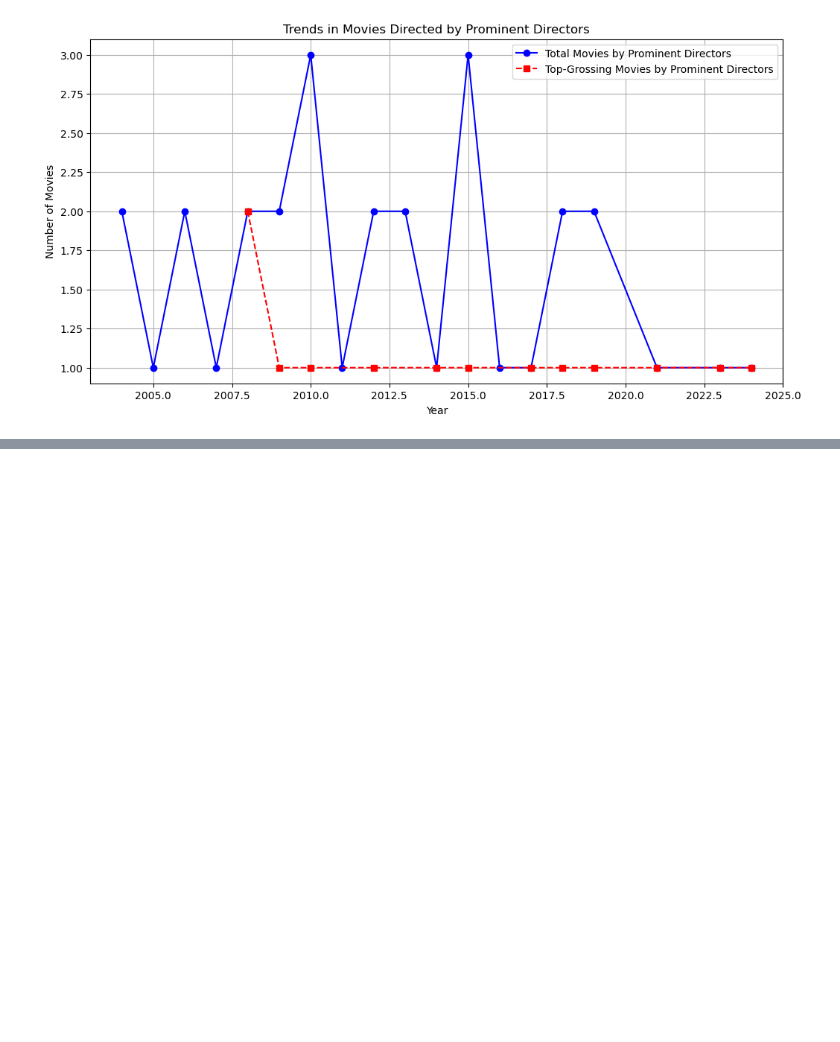
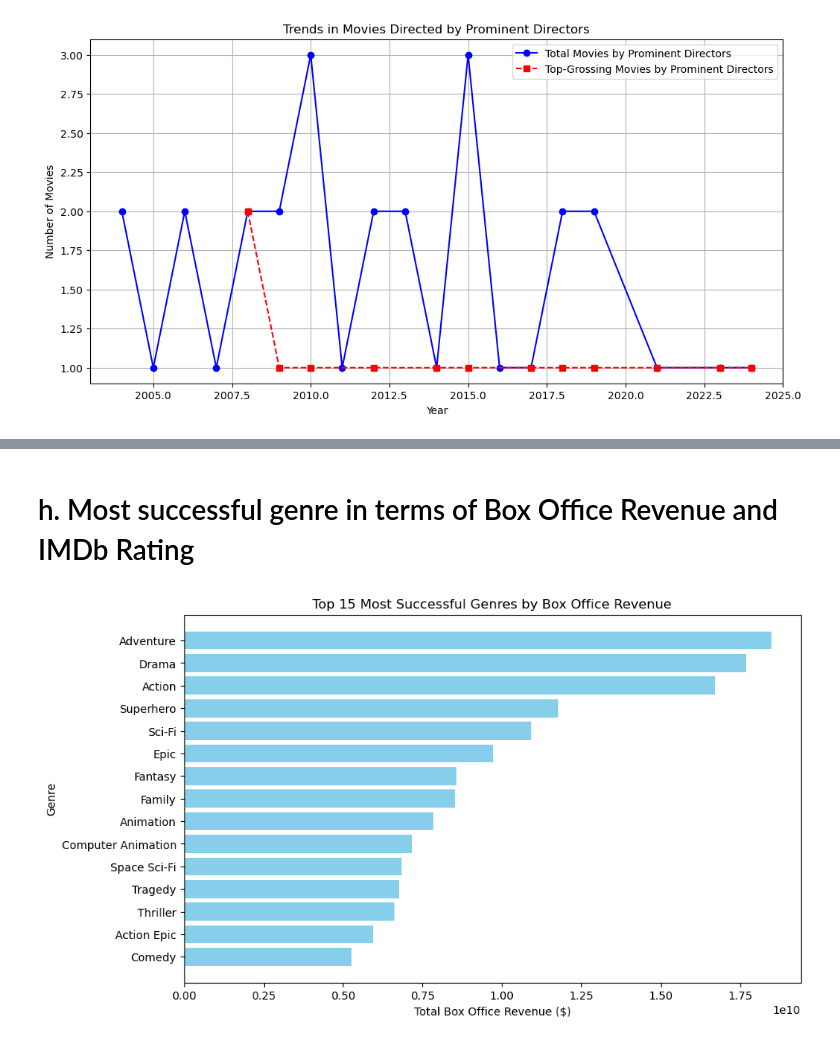
Before and after one commit to Aarabishan/Programming_DS_CW, a Jupyter notebook: Question_2/IMDb_Top10_Movie_Analysis.ipynb, the cells around one changed output, grey strips where cells are left out. Cells and saved outputs as stored; diff of their text form; code cells hidden in the pictures; blank space fills up the shorter version.

```diff
--- a/Question_2/IMDb_Top10_Movie_Analysis.ipynb
+++ b/Question_2/IMDb_Top10_Movie_Analysis.ipynb
@@ -455,0 +556,32 @@ plt.show()
+# %% [markdown]
+# h.	Most successful genre in terms of Box Office Revenue and IMDb Rating
+# %%
+import pandas as pd
+import matplotlib.pyplot as plt
+
+
+# Split the 'Genre' column by commas to get individual genres
+df_IMDb['Genre'] = df_IMDb['Genre'].str.split(', ')
+
+# Explode the 'Genre' column so that each genre gets its own row
+df_exploded = df_IMDb.explode('Genre')
+
+# Group by 'Genre' and calculate the total box office revenue for each genre
+genre_revenue = df_exploded.groupby('Genre')['Box Office Revenue'].sum().reset_index()
+
+# Sort genres by revenue in descending order
+genre_revenue_sorted = genre_revenue.sort_values('Box Office Revenue', ascending=False)
+
+# Get the top 15 genres by box office revenue
+top_15_genres = genre_revenue_sorted.head(15)
+
+# Plot the top 15 genres by box office revenue
+plt.figure(figsize=(10,6))
+plt.barh(top_15_genres['Genre'], top_15_genres['Box Office Revenue'], color='skyblue')
+plt.title('Top 15 Most Successful Genres by Box Office Revenue')
+plt.xlabel('Total Box Office Revenue ($)')
+plt.ylabel('Genre', fontsize=10)
+plt.gca().invert_yaxis()
+plt.show()
+# %% [output]
+[figure, added]
```
Also changed, not shown: parts of 13 cells of this notebook.
